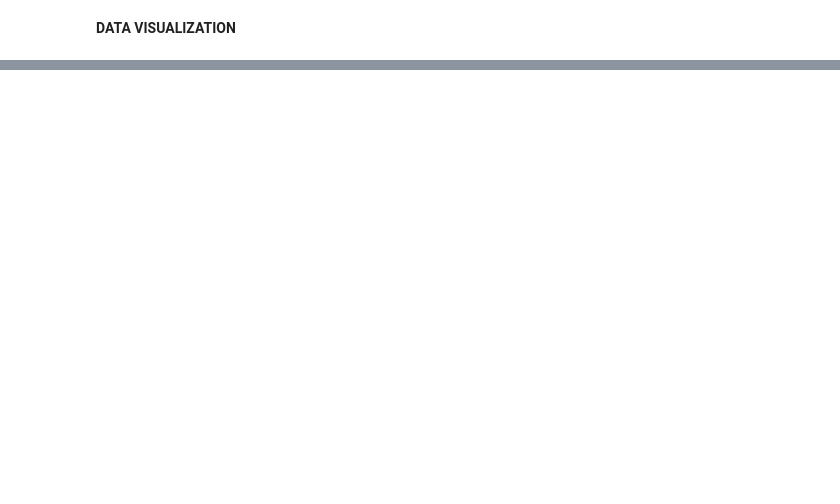
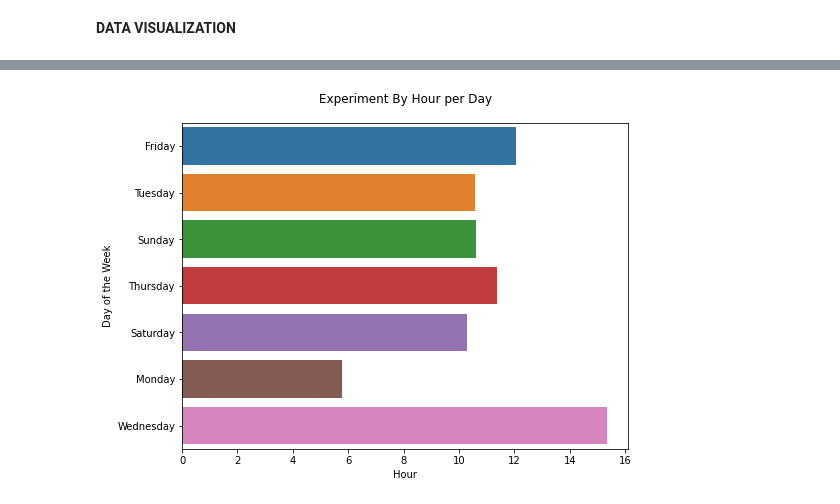
Before and after one commit to AmonKi/abtest-mlops, a Jupyter notebook: Data Exploration.ipynb, the cells around one changed output, grey strips where cells are left out. Cells and saved outputs as stored; diff of their text form; code cells hidden in the pictures; blank space fills up the shorter version.

```diff
--- a/Data Exploration.ipynb
+++ b/Data Exploration.ipynb
@@ -302,0 +223,14 @@ ValueError: Could not interpret input 'browser'
+# %%
+df['date'] = pd.to_datetime(df['date'])
+
+df['day of week'] = df['date'].dt.day_name()
+# %%
+plt.figure(figsize=(8,6))
+
+sns.barplot(x=df['hour'], y=df['day of week'], ci=False)
+
+plt.title('Experiment By Hour per Day', pad=20)
+plt.xlabel('Hour')
+plt.ylabel('Day of the Week');
+# %% [output]
+[figure, added]
```
Also changed, not shown: parts of 39 cells of this notebook.
